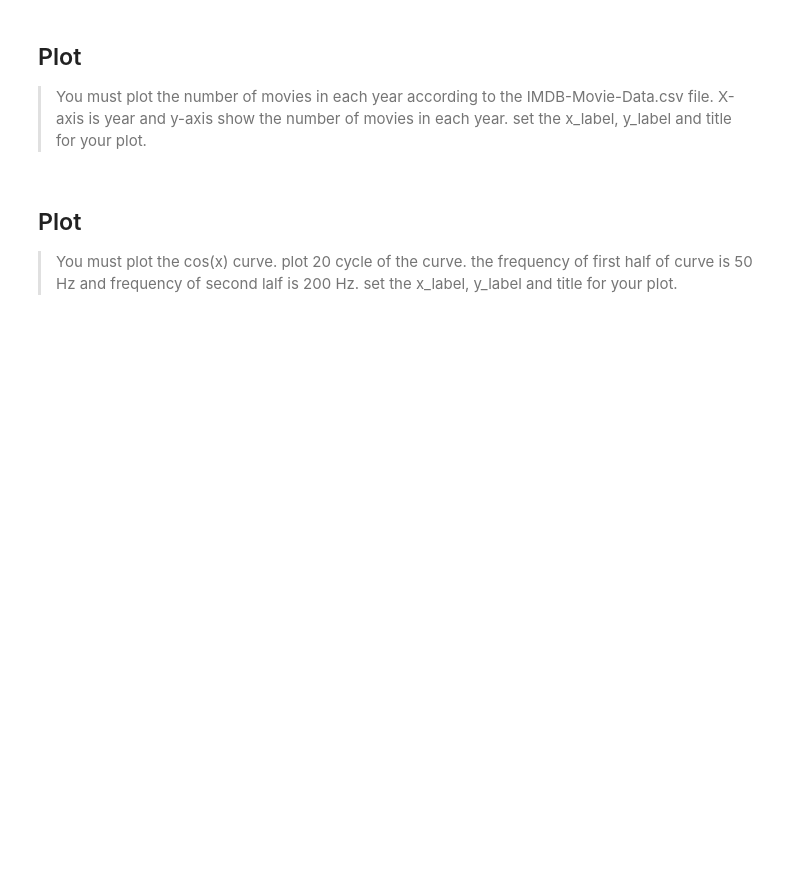
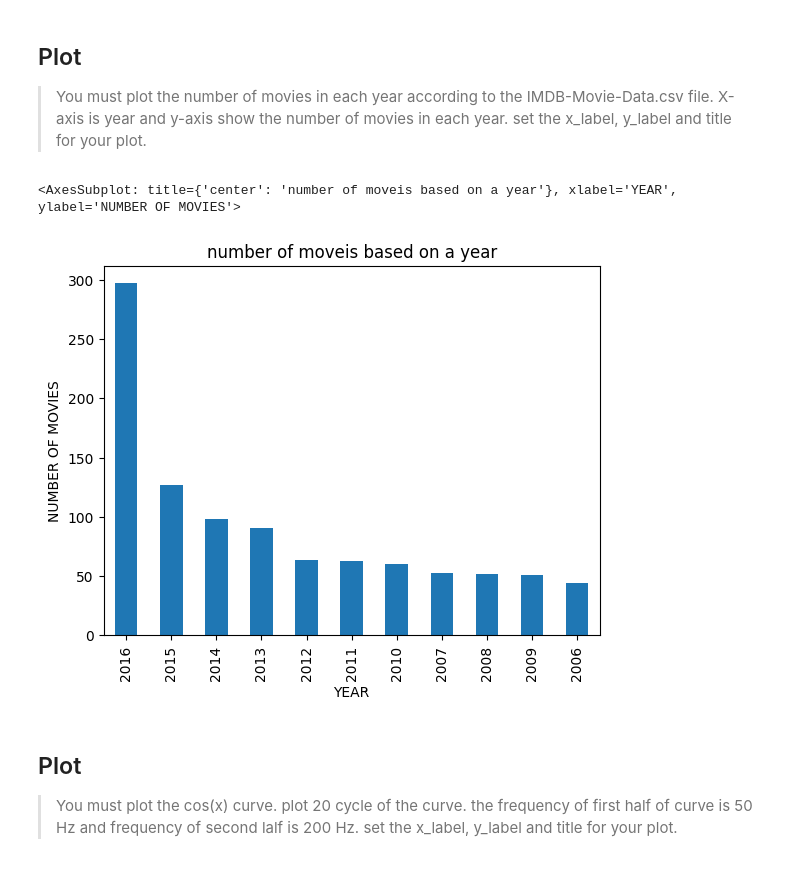
Before and after one commit to zjafariant/IML_CHW1, a Jupyter notebook: IML_CHW1_Q2.ipynb, the cells around one changed output. Drawn from its saved outputs; the diff is of its cells as text; code cells hidden in the pictures; blank space fills up the shorter version.

```diff
--- a/IML_CHW1_Q2.ipynb
+++ b/IML_CHW1_Q2.ipynb
@@ -231,3 +313,12 @@ f = open(Name_actors.txt)
+# %%
+### START CODE HERE ###
+
+b = df['Year'].value_counts()
+b.plot(kind='bar',title= 'number of moveis based on a year',xlabel='YEAR', ylabel='NUMBER OF MOVIES')
+### END CODE HERE ###
+# %% [output]
+<AxesSubplot: title={'center': 'number of moveis based on a year'}, xlabel='YEAR', ylabel='NUMBER OF MOVIES'>
+[figure, added]
 # %% [markdown]
 ## Plot
 >You must plot the cos(x) curve. plot 20 cycle of the curve. the frequency of first half of curve is 50 Hz and frequency of second lalf is 200 Hz.
```
Also changed, not shown: parts of 18 cells of this notebook, 1 other file.
